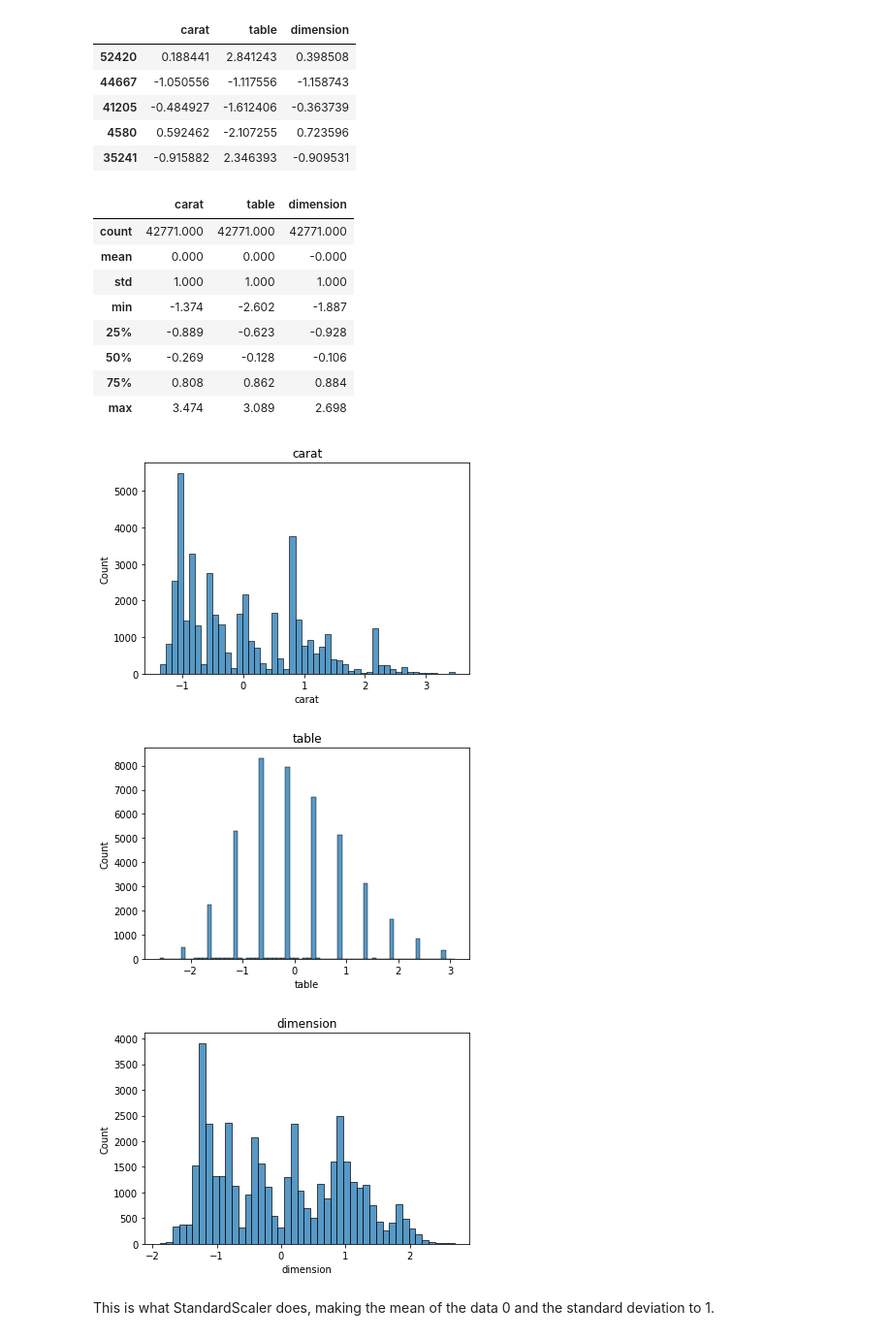
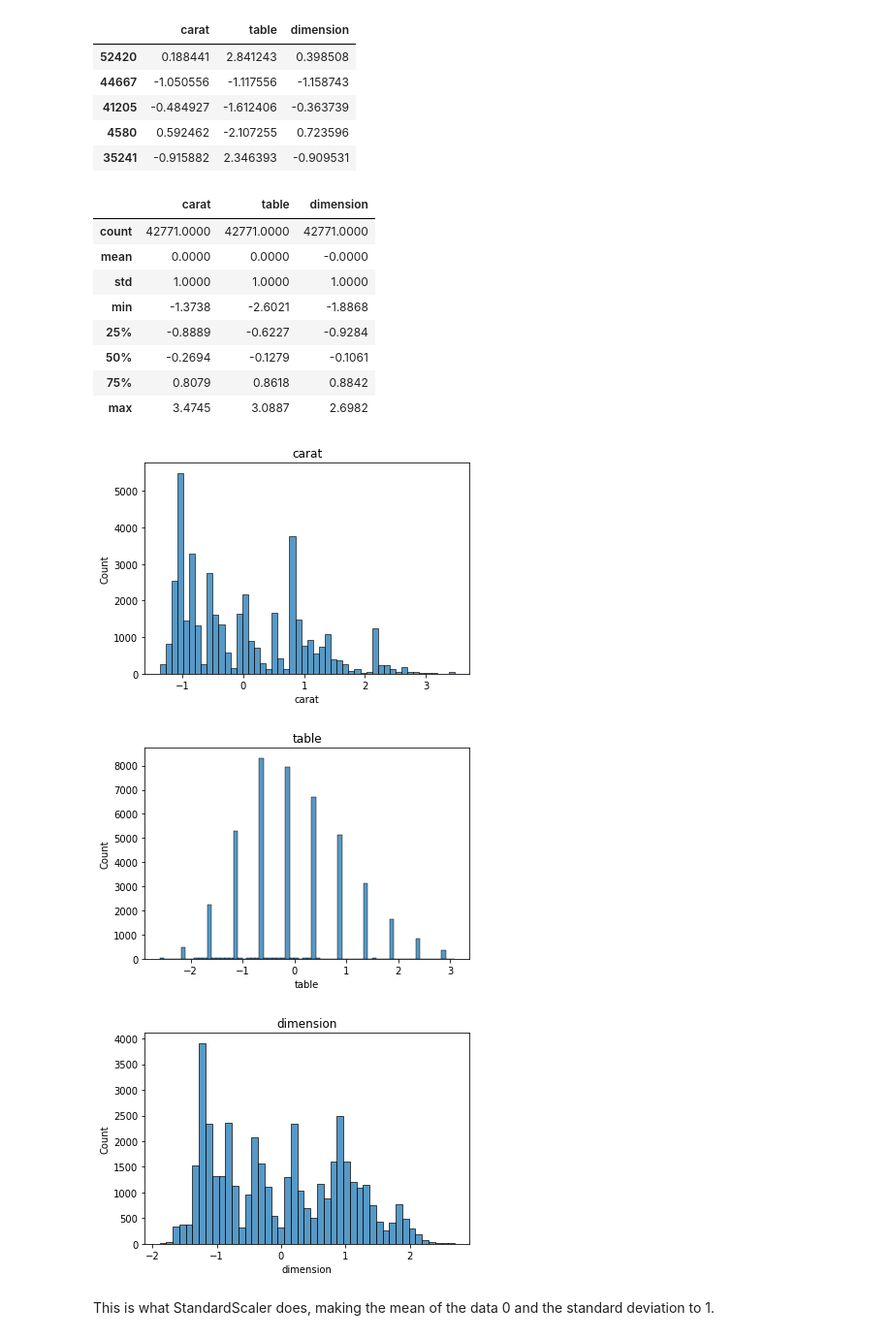
Before and after one commit to marcellinus-witarsah/predictive-analytics-diamonds-dataset, a Jupyter notebook: predictive_analytics_diamonds_dataset.ipynb, the cells around one changed output. Shown at 97% size. Saved outputs shown, nothing was run; the diff lists cells and outputs as text; code cells hidden in the pictures.

```diff
--- a/predictive_analytics_diamonds_dataset.ipynb
+++ b/predictive_analytics_diamonds_dataset.ipynb
@@ -154,7 +154,7 @@ diamonds_ori.loc[missing_x & missing_y & missing_z]
 # %% [markdown]
 Because the amount of missing values in x, y, and z is small compare to other **53.920**, dropping the data will not be a big deal.
 # %%
-diamonds = diamonds_ori[(missing_x | missing_y | missing_z)!=1]
+diamonds = diamonds_ori.loc[(diamonds_ori[['x','y','z']]!=0).all(axis=1)]
 diamonds.shape
 # %% [output]
 (53920, 10)
@@ -415,6 +415,7 @@ scaler = StandardScaler()
 # scaling will be performed on the training data to prevent information leaks
 # from test set
 numerical_features = ['carat', 'table', 'dimension']
+scaler.fit(X_train[numerical_features])
 X_train[numerical_features] = scaler.fit_transform(X_train.loc[:, numerical_features])
 X_train[numerical_features].head()
 # %% [output]
@@ -425,23 +426,23 @@ X_train[numerical_features].head()
 | 4580 | 0.592462 | -2.107255 | 0.723596 |
 | 35241 | -0.915882 | 2.346393 | -0.909531 |
 # %%
-display(X_train[numerical_features].describe().round(3))
+display(X_train[numerical_features].describe().round(4))
 sns.histplot(data=X_train, x='carat').set(title='carat')
 plt.show()
 sns.histplot(data=X_train, x='table').set(title='table')
 plt.show()
 sns.histplot(data=X_train, x='dimension').set(title='dimension')
 plt.show()
 # %% [output]
 |  | carat | table | dimension |
-| count | 42771.000 | 42771.000 | 42771.000 |
-| mean | 0.000 | 0.000 | -0.000 |
-| std | 1.000 | 1.000 | 1.000 |
-| min | -1.374 | -2.602 | -1.887 |
-| 25% | -0.889 | -0.623 | -0.928 |
-| 50% | -0.269 | -0.128 | -0.106 |
-| 75% | 0.808 | 0.862 | 0.884 |
-| max | 3.474 | 3.089 | 2.698 |
+| count | 42771.0000 | 42771.0000 | 42771.0000 |
+| mean | 0.0000 | 0.0000 | -0.0000 |
+| std | 1.0000 | 1.0000 | 1.0000 |
+| min | -1.3738 | -2.6021 | -1.8868 |
+| 25% | -0.8889 | -0.6227 | -0.9284 |
+| 50% | -0.2694 | -0.1279 | -0.1061 |
+| 75% | 0.8079 | 0.8618 | 0.8842 |
+| max | 3.4745 | 3.0887 | 2.6982 |
 [figure]
 [figure]
 [figure]
```
Also changed, not shown: parts of 8 cells of this notebook.
